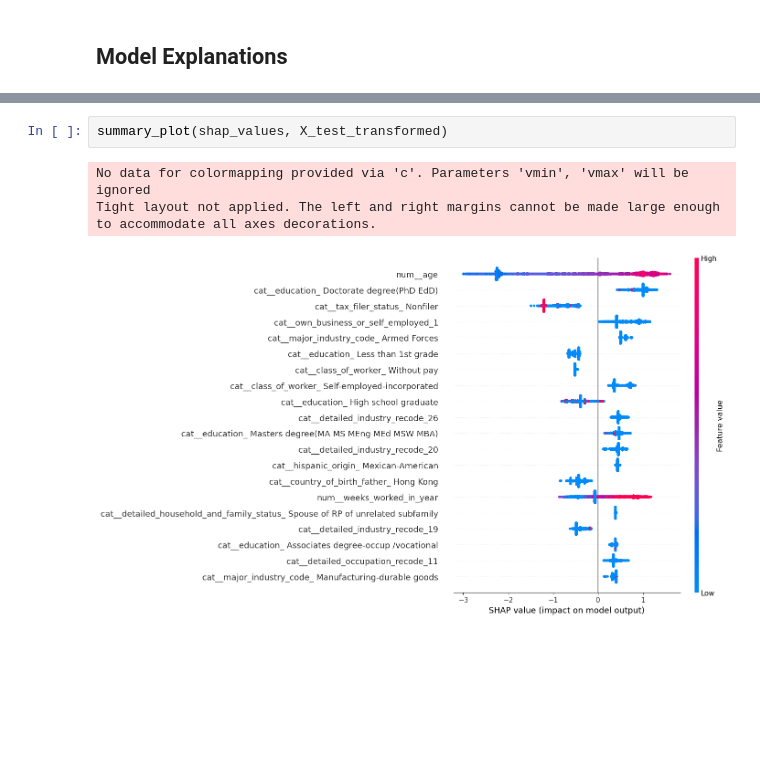
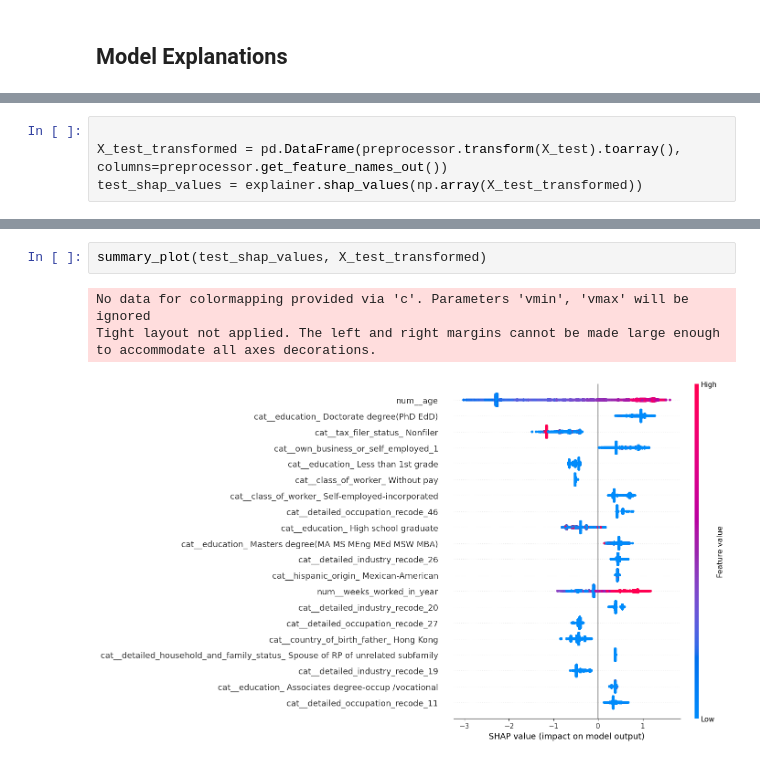
Before and after one commit to mattfergoda/income-drivers, a Jupyter notebook: code/income-binary-prediction.ipynb, the cells around one changed output, grey strips where cells are left out. Cells and saved outputs as stored; diff of their text form; blank space fills up the shorter version.

```diff
--- a/code/income-binary-prediction.ipynb
+++ b/code/income-binary-prediction.ipynb
@@ -483,0 +616,4 @@ ntree_limit is deprecated, use `iteration_range` or model slicing instead.
+# %%
+
+X_test_transformed = pd.DataFrame(preprocessor.transform(X_test).toarray(), columns=preprocessor.get_feature_names_out())
+test_shap_values = explainer.shap_values(np.array(X_test_transformed))
@@ -484,6 +630,6 @@ ntree_limit is deprecated, use `iteration_range` or model slicing instead.
 # %%
-summary_plot(shap_values, X_test_transformed)
+summary_plot(test_shap_values, X_test_transformed)
 # %% [output]
 No data for colormapping provided via 'c'. Parameters 'vmin', 'vmax' will be ignored
 Tight layout not applied. The left and right margins cannot be made large enough to accommodate all axes decorations.
-[figure, old version]
+[figure, new version]
```
Also changed, not shown: parts of 35 cells of this notebook.
